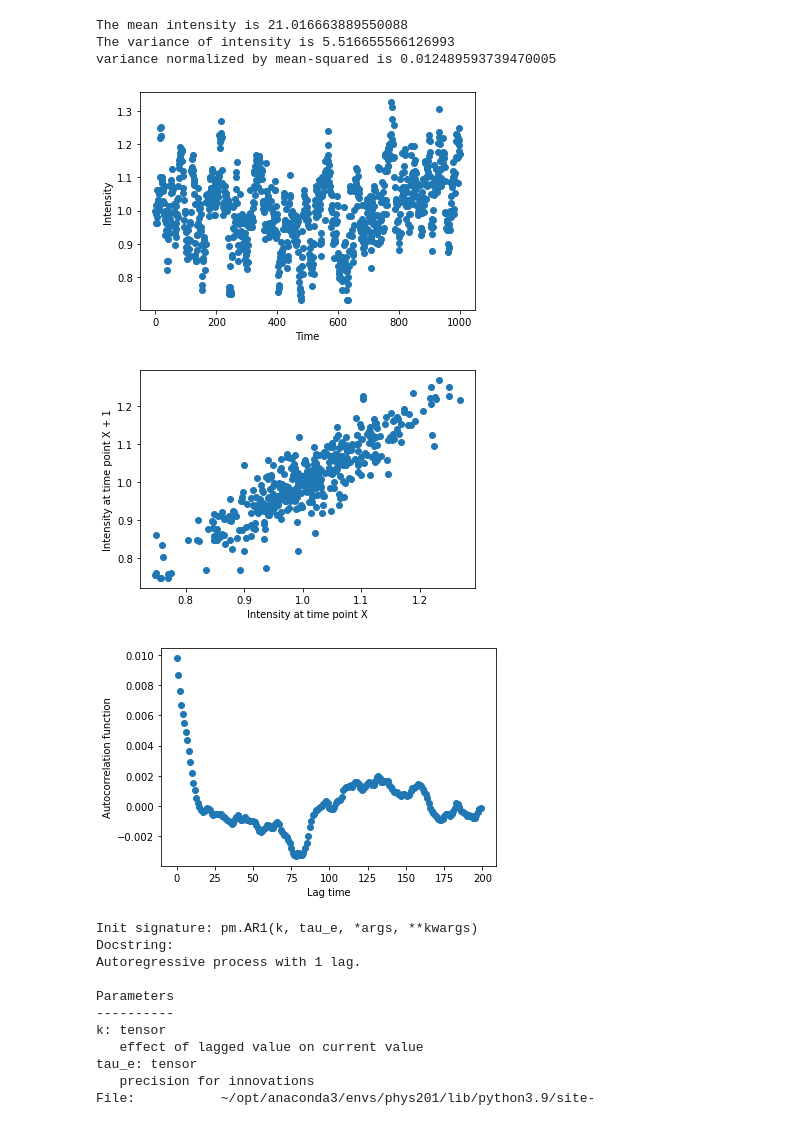
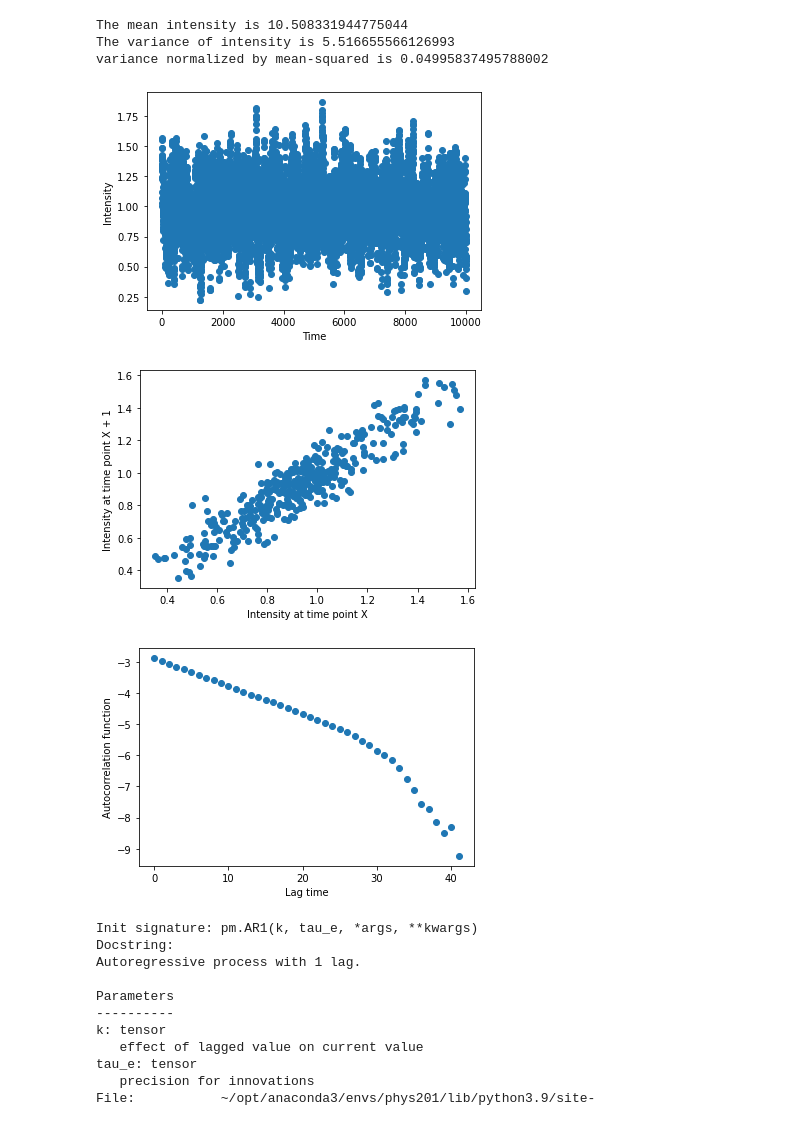
Before and after one commit to wwy-wwy-wwy/Biomolecular-Condensates, a Jupyter notebook: Final_project_assignment_1.ipynb, the cells around one changed output. Cells and saved outputs as stored; diff of their text form; code cells hidden in the pictures.

```diff
--- a/Final_project_assignment_1.ipynb
+++ b/Final_project_assignment_1.ipynb
@@ -6,6 +8,6 @@ import pymc3 as pm
 # %%
-number_data_point = 1000
-innovation_mean = 2 # this is the c term
+number_data_point = 10000
+innovation_mean = 1 # this is the c term in the wikipedia construction
 innovation_std = 1 # this is the standard deviation of the innovation term
 tao = 10
 mean_intensity = innovation_mean / (1 - np.exp(-1/tao)) # this is the expectation value of all intensity signals
@@ -16,9 +18,9 @@ print('The mean intensity is {}'.format(mean_intensity))
 print('The variance of intensity is {}'.format(variance_intensity))
 print('variance normalized by mean-squared is {}'.format(variance_intensity/mean_intensity**2))
 # %% [output]
-The mean intensity is 21.016663889550088
+The mean intensity is 10.508331944775044
 The variance of intensity is 5.516655566126993
-variance normalized by mean-squared is 0.012489593739470005
+variance normalized by mean-squared is 0.04995837495788002
 # %%
 #Generate model data
 phi = np.exp(-1/tao)
@@ -35,7 +37,7 @@ plt.xlabel('Time')
 plt.ylabel('Intensity')
 plt.show()
 # %% [output]
-[figure, old version]
+[figure, new version]
 # %%
 #Correlation between neighboring pts
 averaged_pts = 400
@@ -46,27 +48,27 @@ plt.xlabel('Intensity at time point X')
 plt.ylabel('Intensity at time point X + {}'.format(pth_neighbor))
 plt.show()
 # %% [output]
-[figure, old version]
+[figure, new version]
 # %%
 # Autocorrelation function
-longest_lag_time = 200
+longest_lag_time = 50
 lag_time = np.arange(longest_lag_time)
-averaged_pts = 400 #Need averaged_pts+lognes_lag_time < number_data_point
+averaged_pts = 9000 #Need averaged_pts+lognes_lag_time < number_data_point
 Intensity_matrix = np.zeros([longest_lag_time,averaged_pts])
 Correlation_matrix = np.zeros([longest_lag_time,averaged_pts])
 
 for i in lag_time:
     Intensity_matrix[i] = X_normalized[i:i+averaged_pts]
     Correlation_matrix[i] = Intensity_matrix[0]*Intensity_matrix[i]
 
 Autocorrelation = np.average(Correlation_matrix, axis = 1) / (np.average(Intensity_matrix[0])*np.average(Intensity_matrix, axis = 1)) - 1
 
-plt.plot(lag_time,Autocorrelation,'o')
+plt.plot(lag_time,np.log(Autocorrelation),'o')
 plt.xlabel('Lag time')
 plt.ylabel('Autocorrelation function')
 plt.show()
 # %% [output]
-[figure, old version]
+[figure, new version]
 # %%
 pm.AR1?
 # %% [output]
```
Also changed, not shown: parts of 2 cells of this notebook.
